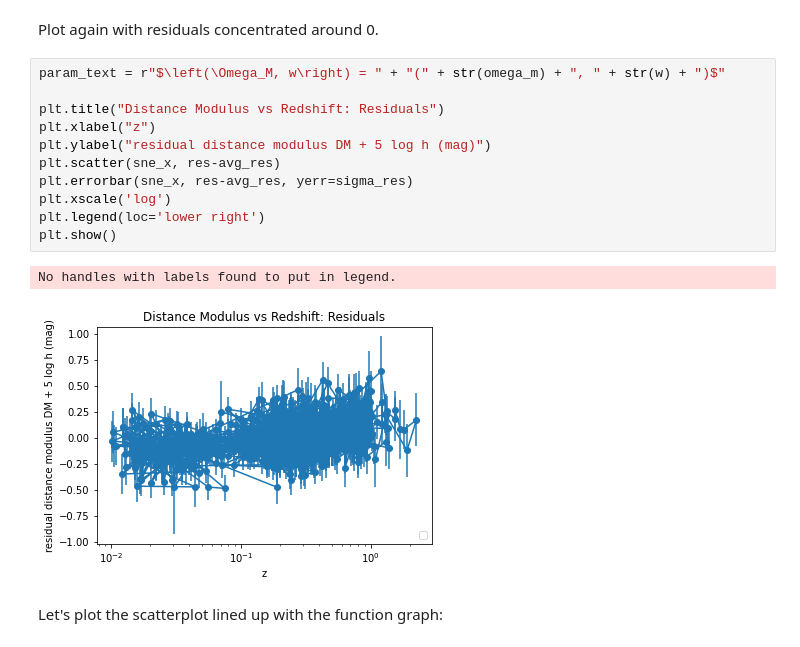
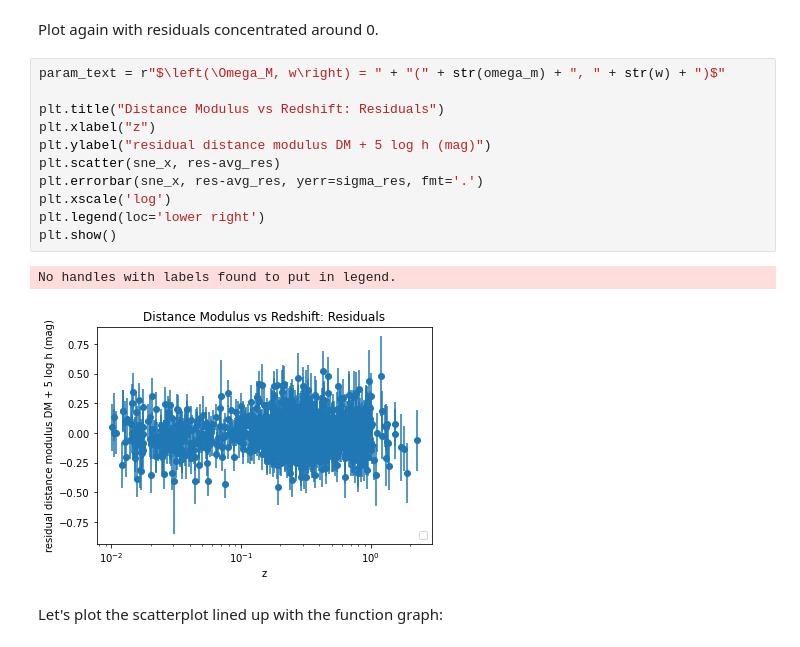
Before and after one commit to henryshi1/cosmology, a Jupyter notebook: URECA_2020/Figure_11-v07-bins.ipynb, the cells around one changed output. Saved outputs shown, nothing was run; the diff lists cells and outputs as text.

```diff
--- a/URECA_2020/Figure_11-v07-bins.ipynb
+++ b/URECA_2020/Figure_11-v07-bins.ipynb
@@ -278,17 +278,17 @@ Plot again with residuals concentrated around 0.
 # %%
 param_text = r"$\left(\Omega_M, w\right) = " + "(" + str(omega_m) + ", " + str(w) + ")$"
 
 plt.title("Distance Modulus vs Redshift: Residuals")
 plt.xlabel("z")
 plt.ylabel("residual distance modulus DM + 5 log h (mag)")
 plt.scatter(sne_x, res-avg_res)
-plt.errorbar(sne_x, res-avg_res, yerr=sigma_res)
+plt.errorbar(sne_x, res-avg_res, yerr=sigma_res, fmt='.')
 plt.xscale('log')
 plt.legend(loc='lower right')
 plt.show()
 # %% [output]
 No handles with labels found to put in legend.
-[figure, old version]
+[figure, new version]
 # %% [markdown]
 Let's plot the scatterplot lined up with the function graph:
 # %%
```
Also changed, not shown: parts of 4 cells of this notebook.
